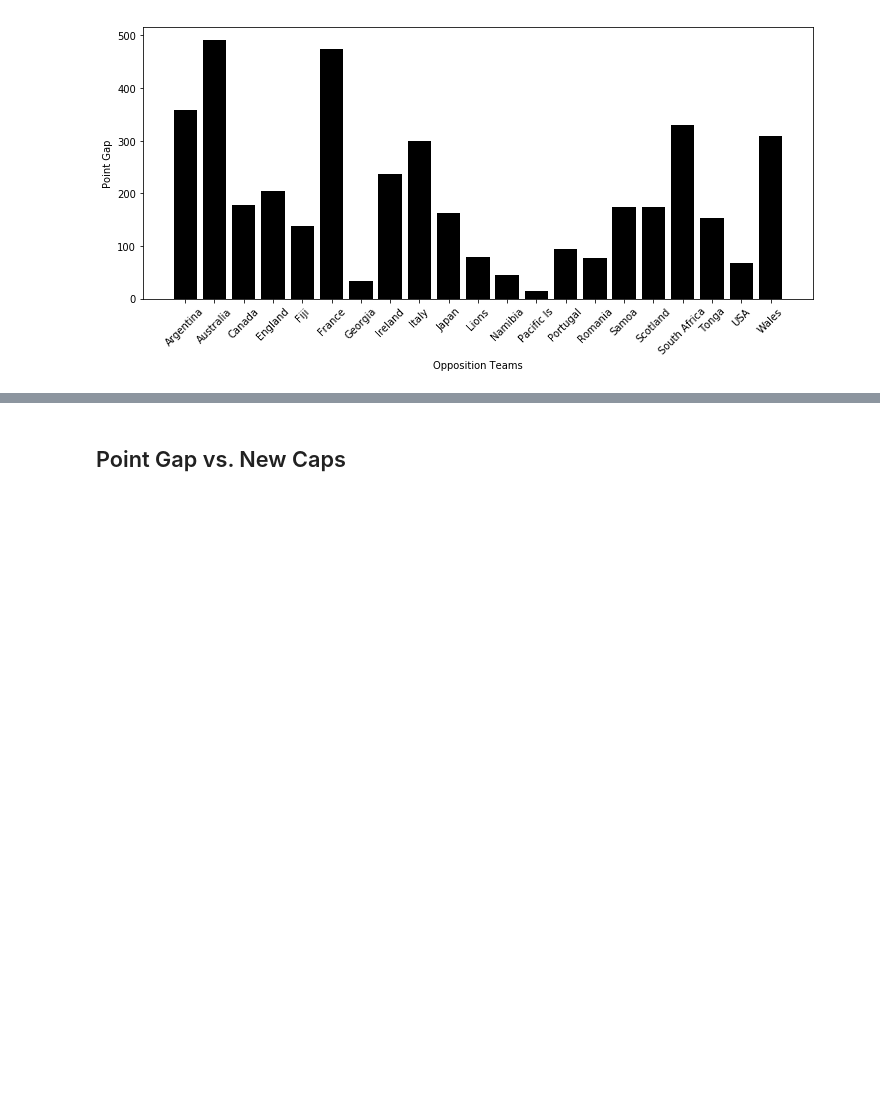
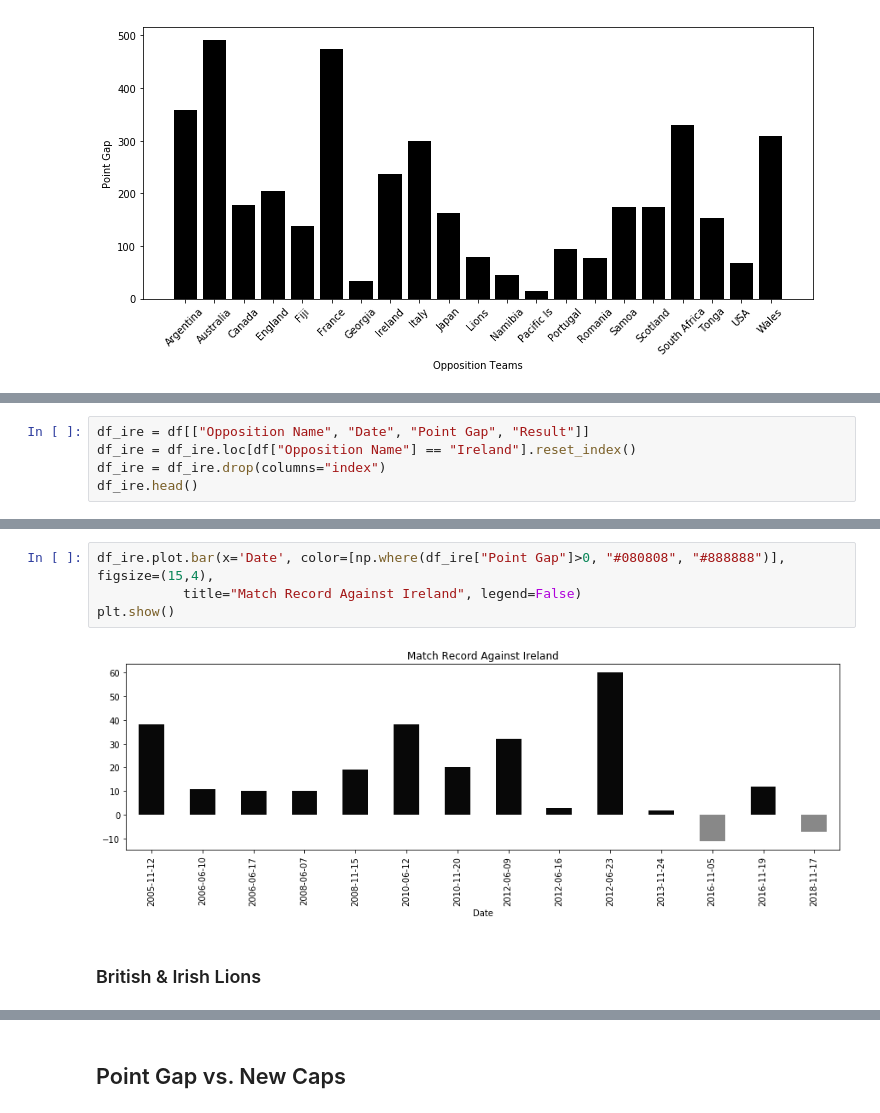
Before and after one commit to lorijta92/web-design-all-blacks, a Jupyter notebook: Resources/ab-match-analysis.ipynb, the cells around one changed output, grey strips where cells are left out. Saved outputs shown, nothing was run; the diff lists cells and outputs as text; blank space fills up the shorter version.

```diff
--- a/Resources/ab-match-analysis.ipynb
+++ b/Resources/ab-match-analysis.ipynb
@@ -204,0 +268,5 @@ plt.show()
+# %%
+df_ire = df[["Opposition Name", "Date", "Point Gap", "Result"]]
+df_ire = df_ire.loc[df["Opposition Name"] == "Ireland"].reset_index()
+df_ire = df_ire.drop(columns="index")
+df_ire.head()
@@ -204,0 +280,8 @@ plt.show()
+# %%
+df_ire.plot.bar(x='Date', color=[np.where(df_ire["Point Gap"]>0, "#080808", "#888888")], figsize=(15,4),
+           title="Match Record Against Ireland", legend=False)
+plt.show()
+# %% [output]
+[figure, added]
+# %% [markdown]
+### British & Irish Lions
```
Also changed, not shown: parts of 18 cells of this notebook, 8 other files.
